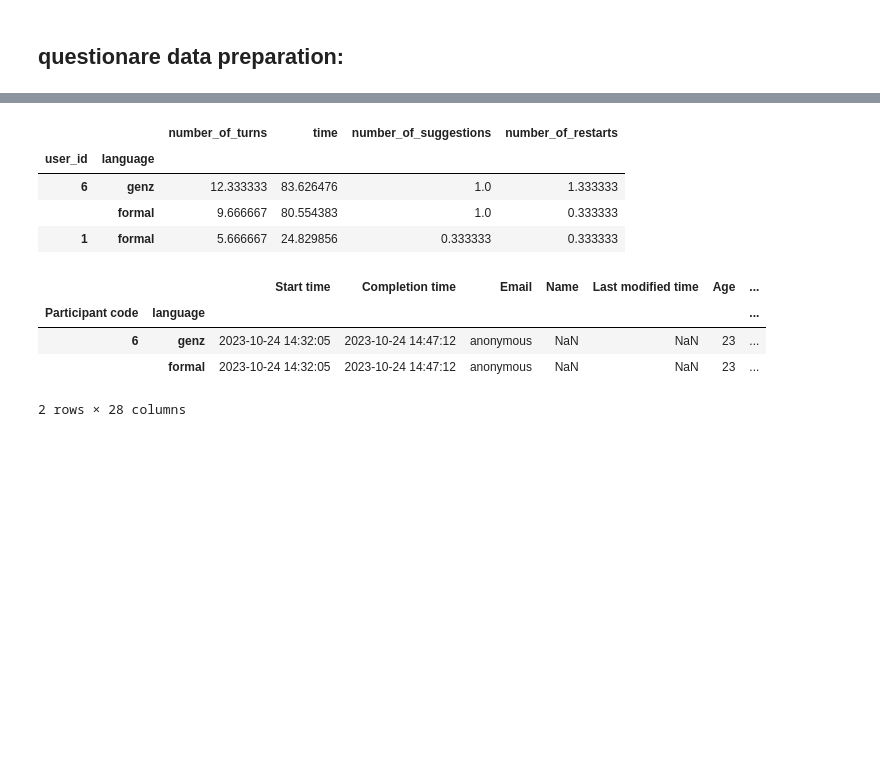
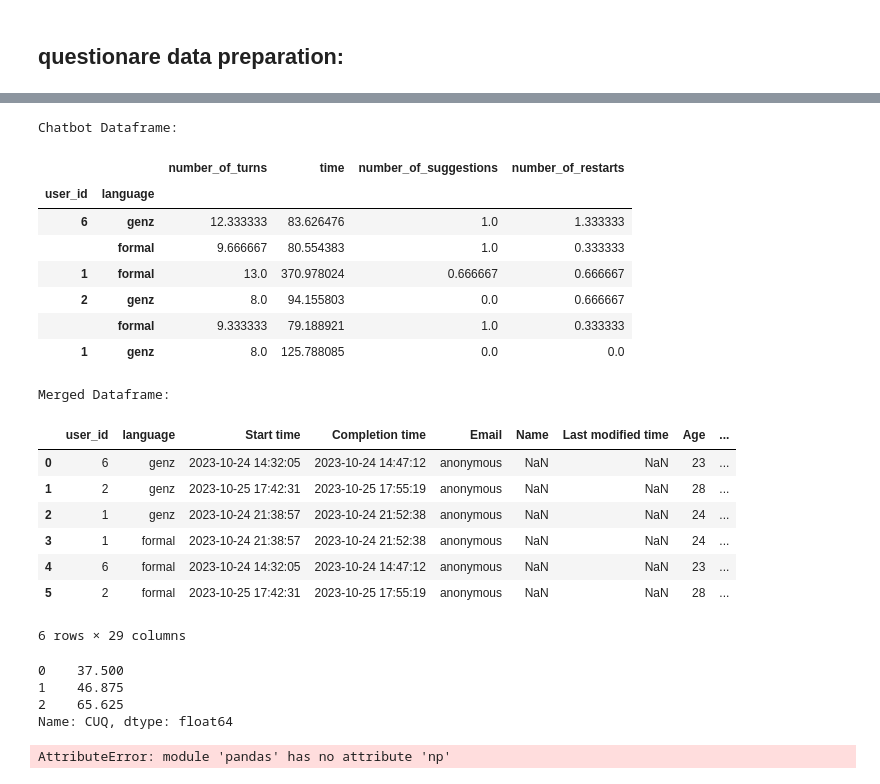
Before and after one commit to annebelleo/MAIR-group12, a Jupyter notebook: src/eval_user_data.ipynb, the cells around one changed output, grey strips where cells are left out. Drawn from its saved outputs; the diff is of its cells as text; code cells hidden in the pictures; blank space fills up the shorter version.

Commit message:
added some data

```diff
--- a/src/eval_user_data.ipynb
+++ b/src/eval_user_data.ipynb
@@ -158,29 +172,68 @@ df_chat["number_of_restarts"] = df_chat["number_of_restarts"] / 3
 df_chat["language"] = df_chat['language'].str.lower()
 #df_chat.rename(columns={"user_id": "Participant code"}, inplace=True)
 df_chat.set_index(["user_id", "language"], inplace=True)
-
+print("Chatbot Dataframe:")
 display(df_chat)
 # %% [output]
+Chatbot Dataframe:
 |  |  | number_of_turns | time | number_of_suggestions | number_of_restarts |
 | user_id | language |  |  |  |  |
 | 6 | genz | 12.333333 | 83.626476 | 1.0 | 1.333333 |
 |  | formal | 9.666667 | 80.554383 | 1.0 | 0.333333 |
-| 1 | formal | 5.666667 | 24.829856 | 0.333333 | 0.333333 |
+| 1 | formal | 13.0 | 370.978024 | 0.666667 | 0.666667 |
+| 2 | genz | 8.0 | 94.155803 | 0.0 | 0.666667 |
+|  | formal | 9.333333 | 79.188921 | 1.0 | 0.333333 |
+| 1 | genz | 8.0 | 125.788085 | 0.0 | 0.0 |
 # %%
 df_chat.reset_index(inplace=True)
 df_questionare.reset_index(inplace=True)
 # %%
-
+### the index -unique identifier- of df is (participant code, language)
 df_questionare["index"] = df_questionare["Participant code"].astype(str) + df_questionare["language"]
 df_chat["index"] = df_chat["user_id"] + df_chat["language"]
 df = df_questionare.merge(df_chat, left_on=["index"], right_on=["index"])
-df = df.drop(columns=["index", "language_y"] )
-df = df.rename(columns={"language_x": "language"})
-df.set_index(["Participant code", "language"], inplace=True)
+df = df.drop(columns=["index", "language_y", "user_id"] )# deleting other user id, so we dont need to reorder to have it at the first position..
+df = df.rename(columns={"language_x": "language", "Participant code": "user_id"})
+#df.reset_index (inplace=True)  # cause idk pandas i cant work with this index
+#df.set_index(["Participant code", "language"], inplace=True)
+print("Merged Dataframe:")
 display(df)
 # %% [output]
+Merged Dataframe:
-|  |  | Start time | Completion time | Email | Name | Last modified time | Age | ... |
-| Participant code | language |  |  |  |  |  |  | ... |
-| 6 | genz | 2023-10-24 14:32:05 | 2023-10-24 14:47:12 | anonymous | NaN | NaN | 23 | ... |
-|  | formal | 2023-10-24 14:32:05 | 2023-10-24 14:47:12 | anonymous | NaN | NaN | 23 | ... |
+|  | user_id | language | Start time | Completion time | Email | Name | Last modified time | Age | ... |
+| 0 | 6 | genz | 2023-10-24 14:32:05 | 2023-10-24 14:47:12 | anonymous | NaN | NaN | 23 | ... |
+| 1 | 2 | genz | 2023-10-25 17:42:31 | 2023-10-25 17:55:19 | anonymous | NaN | NaN | 28 | ... |
+| 2 | 1 | genz | 2023-10-24 21:38:57 | 2023-10-24 21:52:38 | anonymous | NaN | NaN | 24 | ... |
+| 3 | 1 | formal | 2023-10-24 21:38:57 | 2023-10-24 21:52:38 | anonymous | NaN | NaN | 24 | ... |
+| 4 | 6 | formal | 2023-10-24 14:32:05 | 2023-10-24 14:47:12 | anonymous | NaN | NaN | 23 | ... |
+| 5 | 2 | formal | 2023-10-25 17:42:31 | 2023-10-25 17:55:19 | anonymous | NaN | NaN | 28 | ... |
-2 rows × 28 columns
+6 rows × 29 columns
+# %%
+import matplotlib.pyplot as plt
+cuq_formal = df[df["language"].str.match("formal")]["CUQ"]
+
+cuq_genz = df[df["language"].str.match("genz")]["CUQ"]
+display(cuq_genz)
+df = pd.DataFrame({'A':cuq_genz,
+                   'B':cuq_formal})
+df = pd.DataFrame({('genz': cuq_genz , dtype='float',
+                   'formal':cuq_formal, dtype='float')})
+cuq_plot = pd.DataFrame( [],columns=["formal", "genz"], dtype= [pd.np.int64,pd.np.int64])
+cuq_plot["genz"] = cuq_genz
+cuq_plot["formal"] = cuq_formal
+#df_plot = df[df["language"].str.match("formal")][]
+
+#print (cuq_formal.columns)
+#df_plot = df_plot.set_index(["user_id", "language"])
+display(cuq_plot)
+
+cuq_plot.plot.box()
+
+#cuq_genz.plot()
+#df.plot()
+# %% [output]
+0    37.500
+1    46.875
+2    65.625
+Name: CUQ, dtype: float64
+AttributeError: module 'pandas' has no attribute 'np'
```
Also changed, not shown: parts of 4 cells of this notebook, 14 other files.
